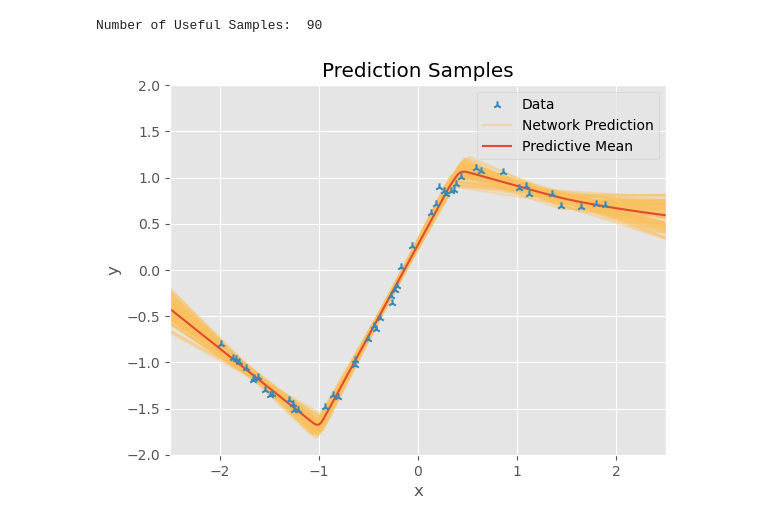
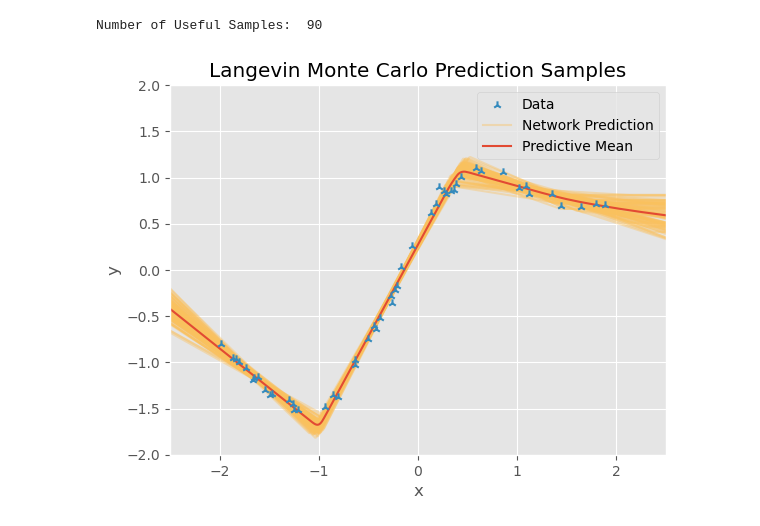
Before and after one commit to Sheev13/tiny-neural-nets, a Jupyter notebook: Langevin_playground.ipynb, the cells around one changed output. Saved outputs shown, nothing was run; the diff lists cells and outputs as text; code cells hidden in the pictures.

Commit message:
updated graph title

```diff
--- a/Langevin_playground.ipynb
+++ b/Langevin_playground.ipynb
@@ -97,28 +97,28 @@ Number of Useful Samples:  90
 # %%
 test_x = torch.linspace(-2.5, 2.5, 500)
 pred_samps = torch.zeros((useful_samples.shape[0], 500))
 
 plt.scatter(x, y, color='C1', marker='2', label='Data', zorder=1000)
 for i, sample in enumerate(useful_samples):
     with torch.no_grad():
         net.sample_to_params(sample)
         preds = net(test_x)
         pred_samps[i,:] = preds.squeeze()
     if i == 0:
         label = 'Network Prediction'
     else:
         label = None
     plt.plot(test_x, preds, color='C4', label=label, alpha=0.4)
 
 plt.plot(test_x, pred_samps.mean(dim=0), color='C0', label='Predictive Mean', alpha=1.0)
 
 plt.ylim([-2.0, 2.0])
 plt.xlim([-2.5, 2.5])
 plt.grid(True)
-plt.title('Prediction Samples')
+plt.title('Langevin Monte Carlo Prediction Samples')
 plt.xlabel('x')
 plt.ylabel('y')
 plt.legend()
 plt.show()
 # %% [output]
-[figure, old version]
+[figure, new version]
```
